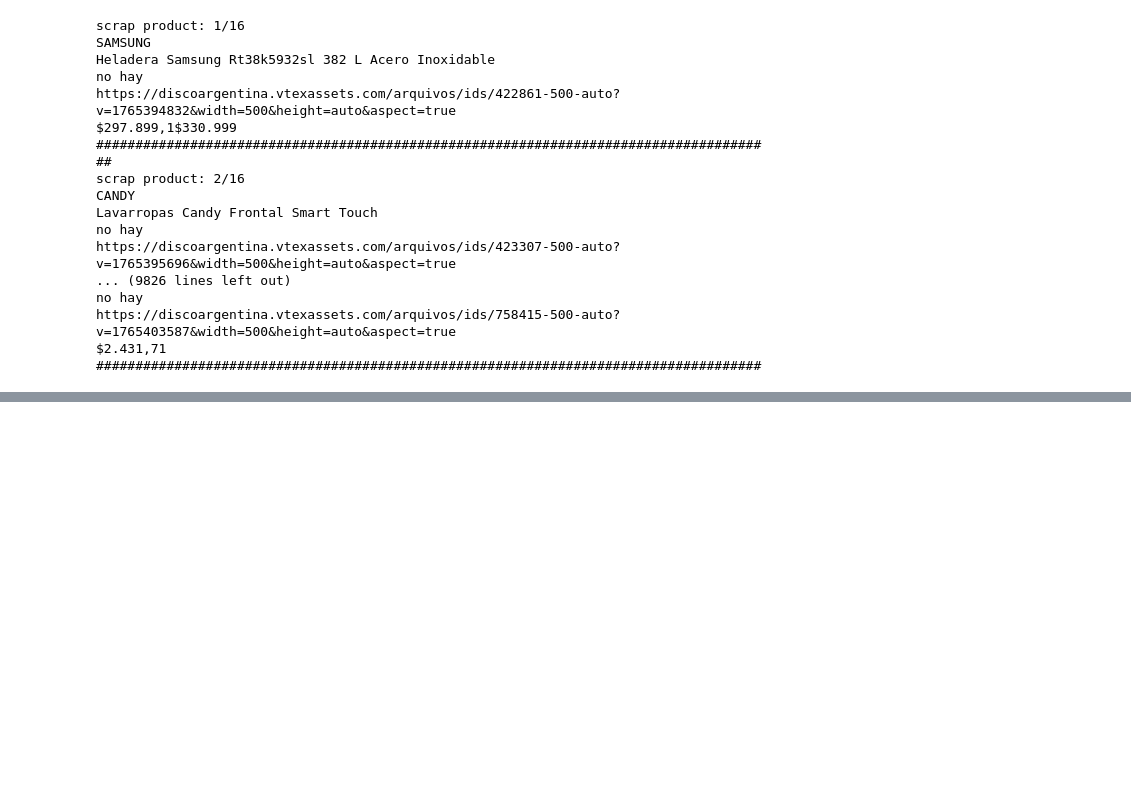
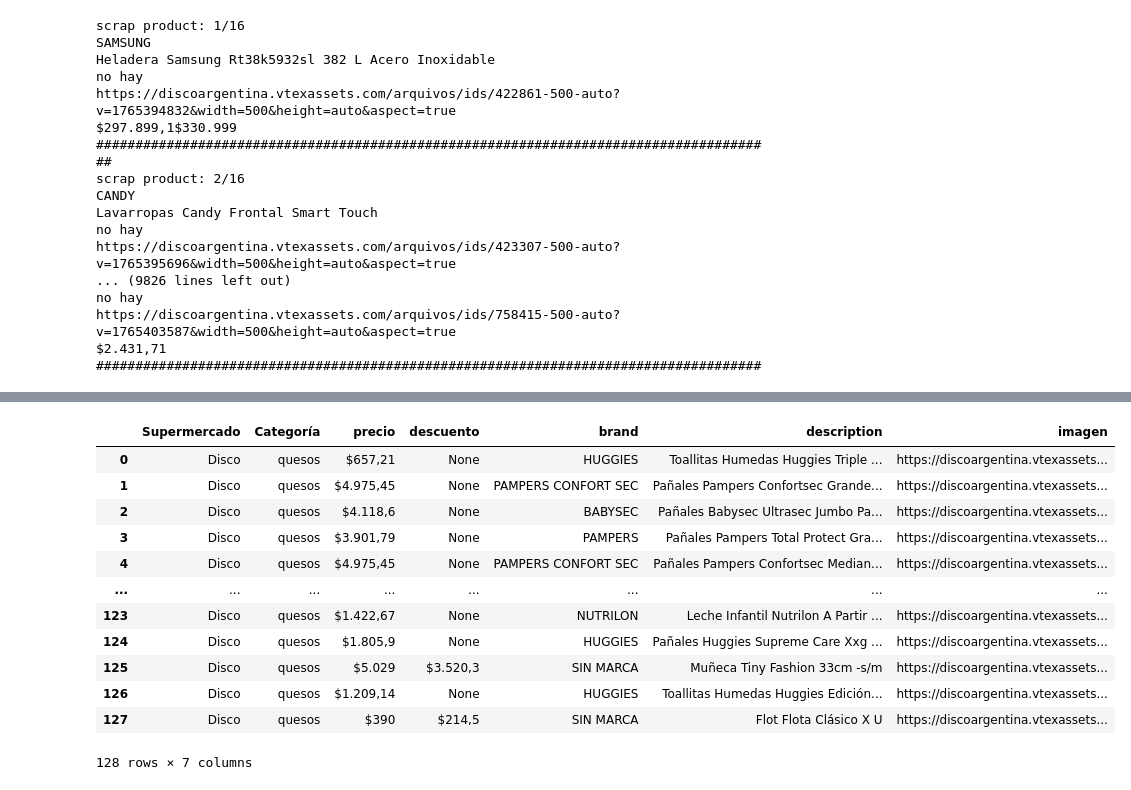
Before and after one commit to AgustinCdeCelis/market_project, a Jupyter notebook: working_files/disco.ipynb, the cells around one changed output, grey strips where cells are left out. Cells and saved outputs as stored; diff of their text form; code cells hidden in the pictures; blank space fills up the shorter version.

```diff
--- a/working_files/disco.ipynb
+++ b/working_files/disco.ipynb
@@ -620,0 +823,16 @@ df_products.to_csv(f'../csv/{d1}_vea_products.csv', encoding='utf-8', index=Fals
+# %%
+pd.DataFrame(data1)
+# %% [output]
+|  | Supermercado | Categoría | precio | descuento | brand | description | imagen |
+| 0 | Disco | quesos | $657,21 | None | HUGGIES | Toallitas Humedas Huggies Triple ... | https://discoargentina.vtexassets... |
+| 1 | Disco | quesos | $4.975,45 | None | PAMPERS CONFORT SEC | Pañales Pampers Confortsec Grande... | https://discoargentina.vtexassets... |
+| 2 | Disco | quesos | $4.118,6 | None | BABYSEC | Pañales Babysec Ultrasec Jumbo Pa... | https://discoargentina.vtexassets... |
+| 3 | Disco | quesos | $3.901,79 | None | PAMPERS | Pañales Pampers Total Protect Gra... | https://discoargentina.vtexassets... |
+| 4 | Disco | quesos | $4.975,45 | None | PAMPERS CONFORT SEC | Pañales Pampers Confortsec Median... | https://discoargentina.vtexassets... |
+| ... | ... | ... | ... | ... | ... | ... | ... |
+| 123 | Disco | quesos | $1.422,67 | None | NUTRILON | Leche Infantil Nutrilon A Partir ... | https://discoargentina.vtexassets... |
+| 124 | Disco | quesos | $1.805,9 | None | HUGGIES | Pañales Huggies Supreme Care Xxg ... | https://discoargentina.vtexassets... |
+| 125 | Disco | quesos | $5.029 | $3.520,3 | SIN MARCA | Muñeca Tiny Fashion 33cm -s/m | https://discoargentina.vtexassets... |
+| 126 | Disco | quesos | $1.209,14 | None | HUGGIES | Toallitas Humedas Huggies Edición... | https://discoargentina.vtexassets... |
+| 127 | Disco | quesos | $390 | $214,5 | SIN MARCA | Flot Flota Clásico X U | https://discoargentina.vtexassets... |
+128 rows × 7 columns
```
Also changed, not shown: parts of 6 cells of this notebook.
